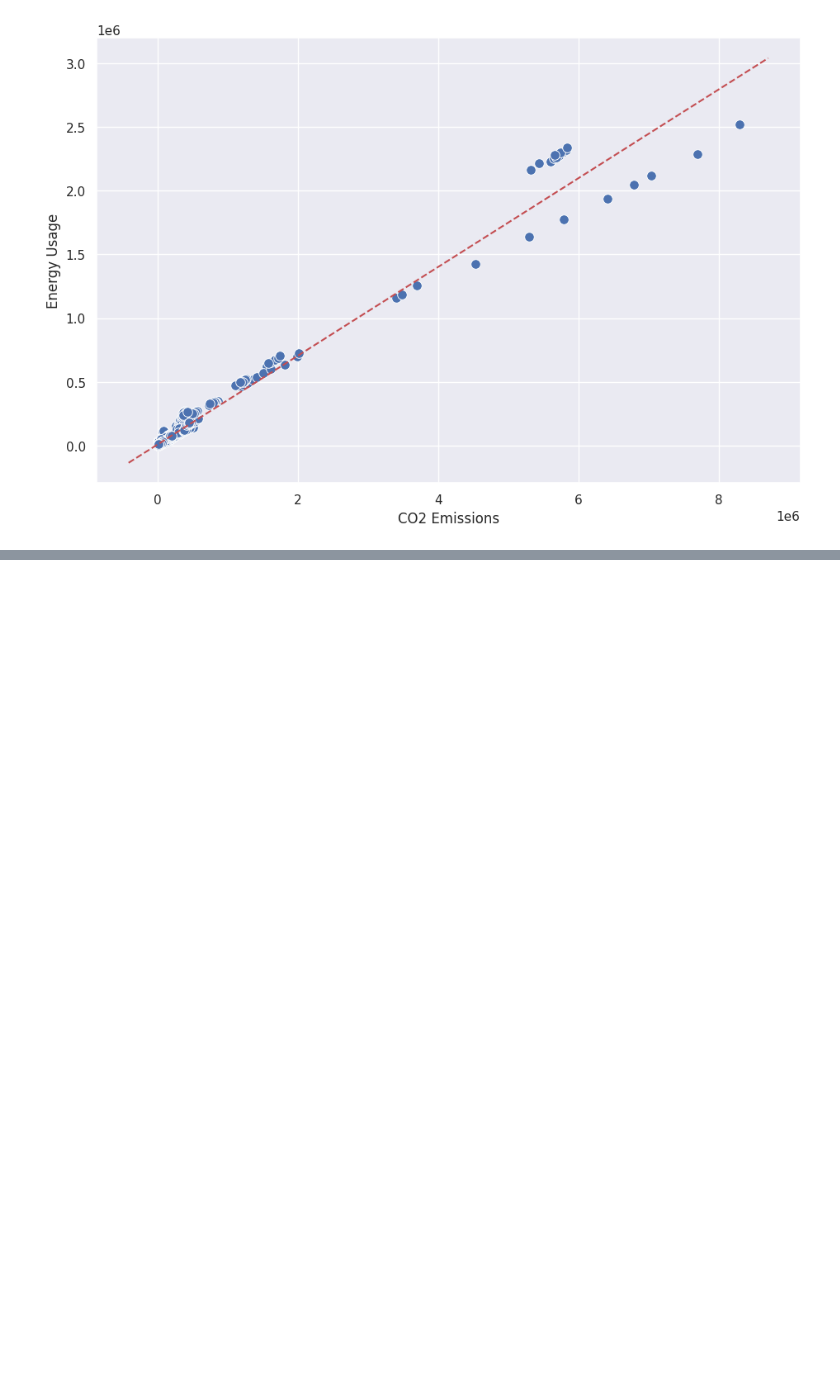
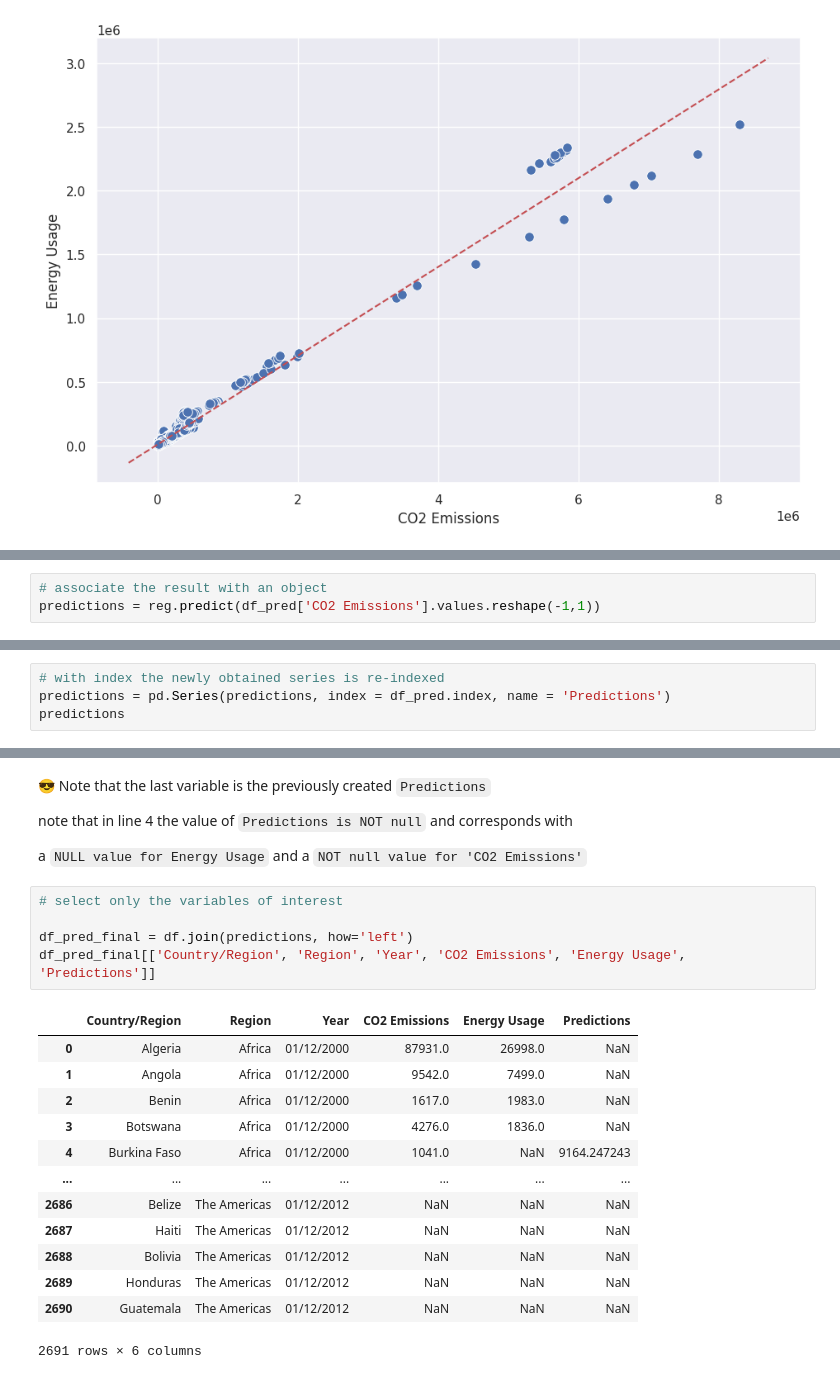
Before and after one commit to JungleKiosk/py_Global_Energy, a Jupyter notebook: py_Global_NRG.ipynb, the cells around one changed output, grey strips where cells are left out. Drawn from its saved outputs; the diff is of its cells as text; blank space fills up the shorter version.

```diff
--- a/py_Global_NRG.ipynb
+++ b/py_Global_NRG.ipynb
@@ -594,0 +642,3 @@ plt.show()
+# %%
+# associate the result with an object
+predictions = reg.predict(df_pred['CO2 Emissions'].values.reshape(-1,1))
@@ -594,0 +666,4 @@ plt.show()
+# %%
+# with index the newly obtained series is re-indexed
+predictions = pd.Series(predictions, index = df_pred.index, name = 'Predictions')
+predictions
@@ -594,0 +706,25 @@ plt.show()
+# %% [markdown]
+😎 Note that the last variable is the previously created `Predictions`
+
+note that in line 4 the value of `Predictions is NOT null` and corresponds with
+
+a `NULL value for Energy Usage` and a `NOT null value for 'CO2 Emissions'`
+# %%
+# select only the variables of interest
+
+df_pred_final = df.join(predictions, how='left')
+df_pred_final[['Country/Region', 'Region', 'Year', 'CO2 Emissions', 'Energy Usage', 'Predictions']]
+# %% [output]
+|  | Country/Region | Region | Year | CO2 Emissions | Energy Usage | Predictions |
+| 0 | Algeria | Africa | 01/12/2000 | 87931.0 | 26998.0 | NaN |
+| 1 | Angola | Africa | 01/12/2000 | 9542.0 | 7499.0 | NaN |
+| 2 | Benin | Africa | 01/12/2000 | 1617.0 | 1983.0 | NaN |
+| 3 | Botswana | Africa | 01/12/2000 | 4276.0 | 1836.0 | NaN |
+| 4 | Burkina Faso | Africa | 01/12/2000 | 1041.0 | NaN | 9164.247243 |
+| ... | ... | ... | ... | ... | ... | ... |
+| 2686 | Belize | The Americas | 01/12/2012 | NaN | NaN | NaN |
+| 2687 | Haiti | The Americas | 01/12/2012 | NaN | NaN | NaN |
+| 2688 | Bolivia | The Americas | 01/12/2012 | NaN | NaN | NaN |
+| 2689 | Honduras | The Americas | 01/12/2012 | NaN | NaN | NaN |
+| 2690 | Guatemala | The Americas | 01/12/2012 | NaN | NaN | NaN |
+2691 rows × 6 columns
```
Also changed, not shown: parts of 15 cells of this notebook.
